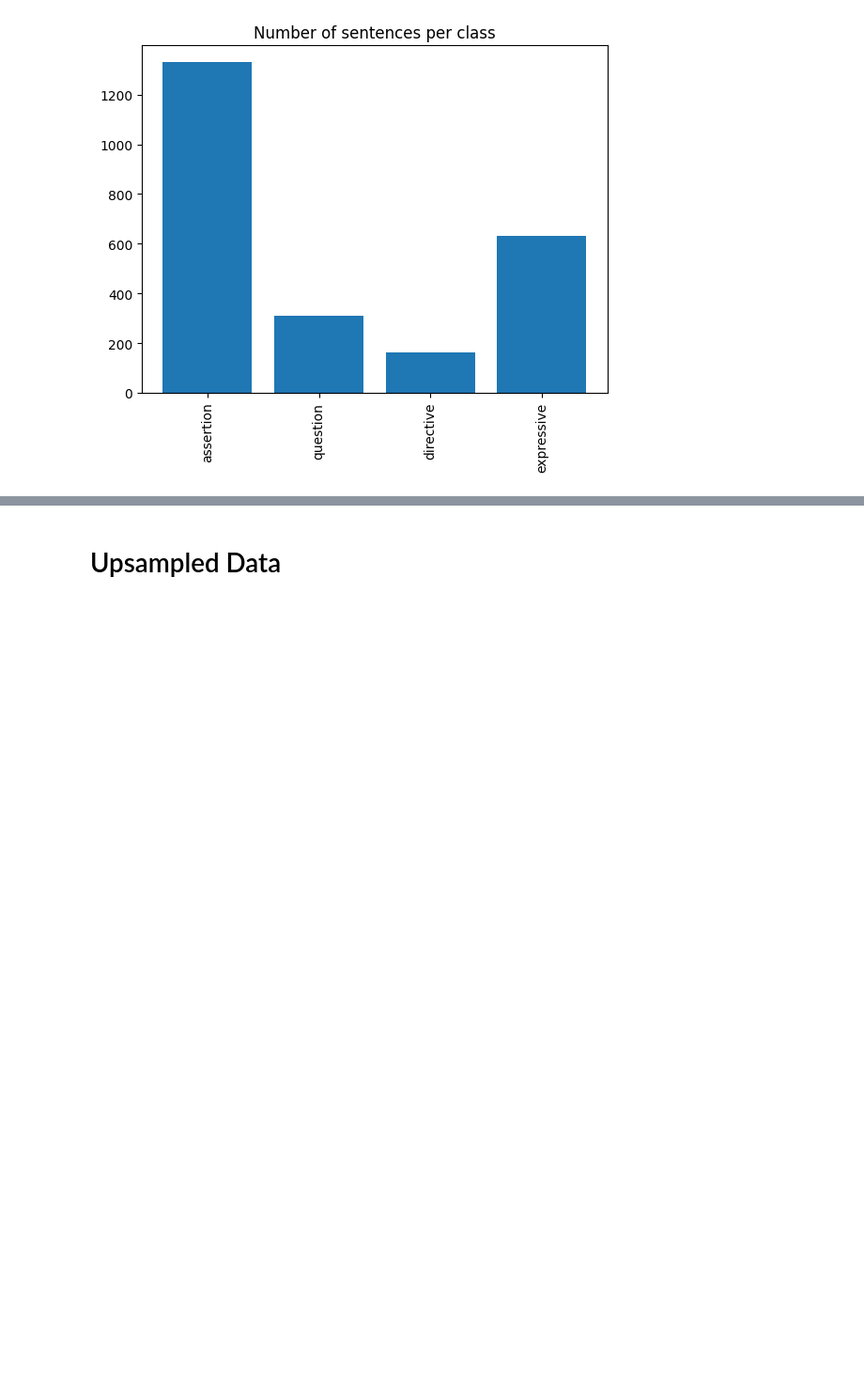
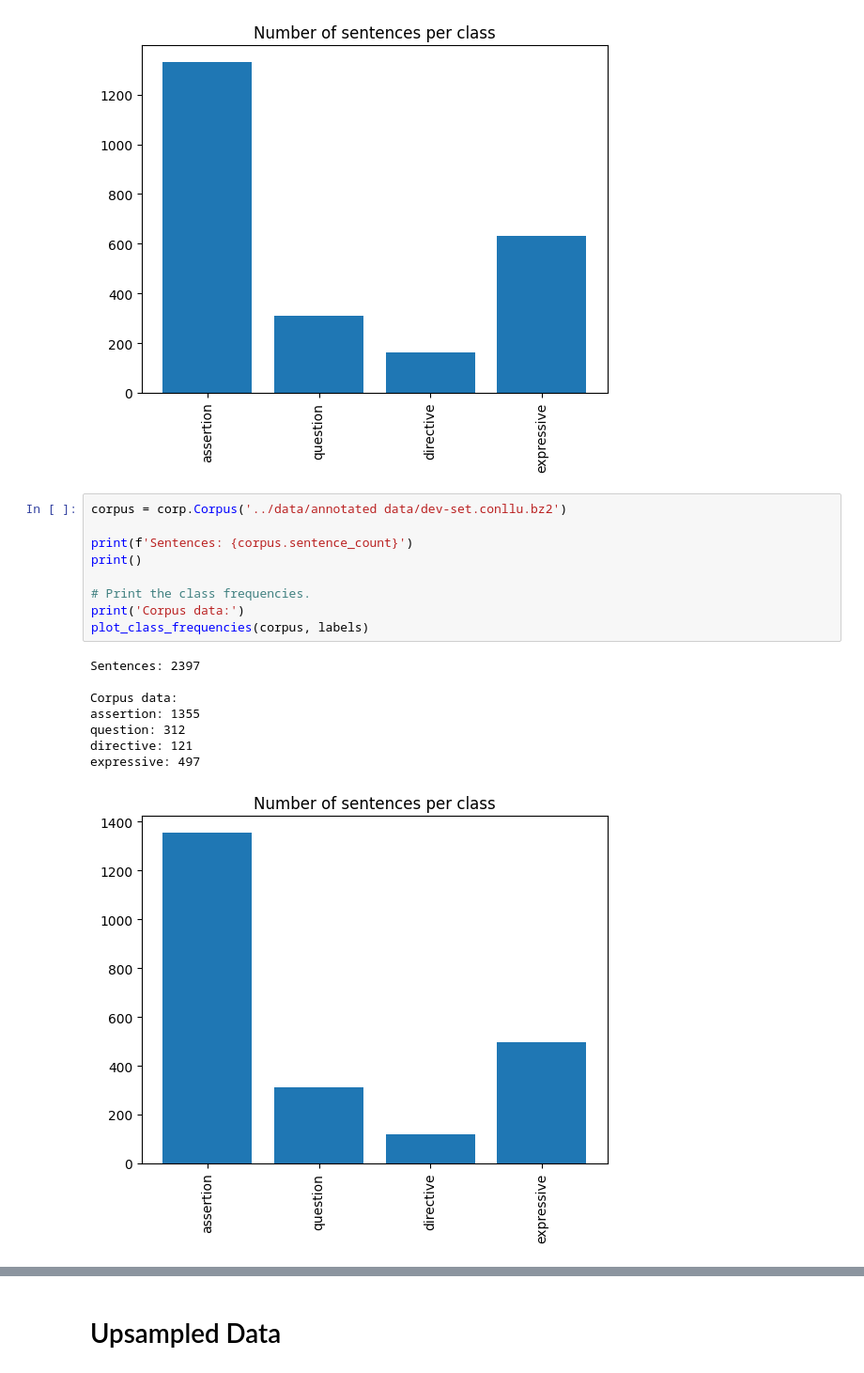
Before and after one commit to Daniel-B-Tufvesson/speech-act-classifier, a Jupyter notebook: notebooks/data_visualization.ipynb, the cells around one changed output, grey strips where cells are left out. Shown at 94% size. Saved outputs shown, nothing was run; the diff lists cells and outputs as text; blank space fills up the shorter version.

Commit message:
Visualize the datasets

```diff
--- a/notebooks/data_visualization.ipynb
+++ b/notebooks/data_visualization.ipynb
@@ -41,6 +41,24 @@ question: 312
 directive: 161
 expressive: 631
 [figure]
+# %%
+corpus = corp.Corpus('../data/annotated data/dev-set.conllu.bz2')
+
+print(f'Sentences: {corpus.sentence_count}')
+print()
+
+# Print the class frequencies.
+print('Corpus data:')
+plot_class_frequencies(corpus, labels)
+# %% [output]
+Sentences: 2397
+
+Corpus data:
+assertion: 1355
+question: 312
+directive: 121
+expressive: 497
+[figure, added]
 # %%
 test_corpus = corp.Corpus('../data/annotated data/dev-set-sentiment-test.conllu.bz2')
 train_corpus = corp.Corpus('../data/annotated data/dev-set-sentiment-train.conllu.bz2')
```
Also changed, not shown: parts of 5 cells of this notebook.
